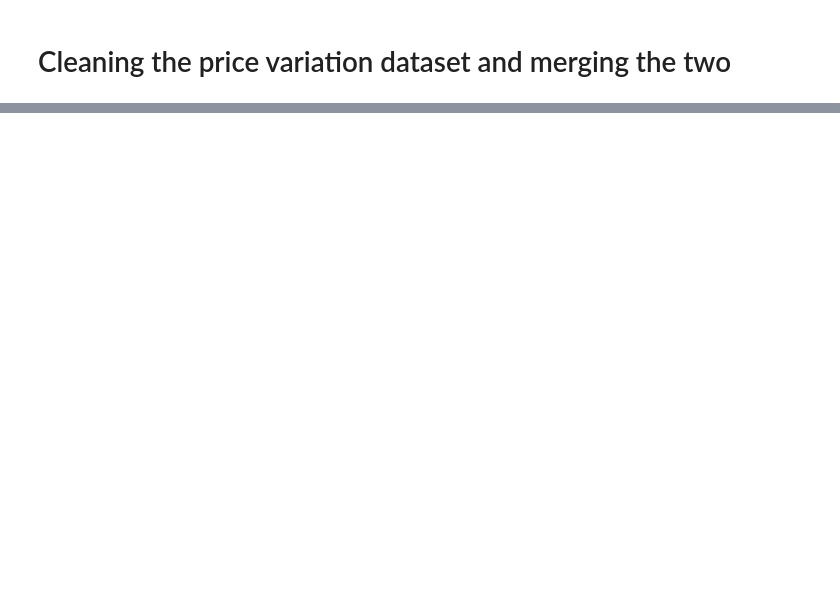
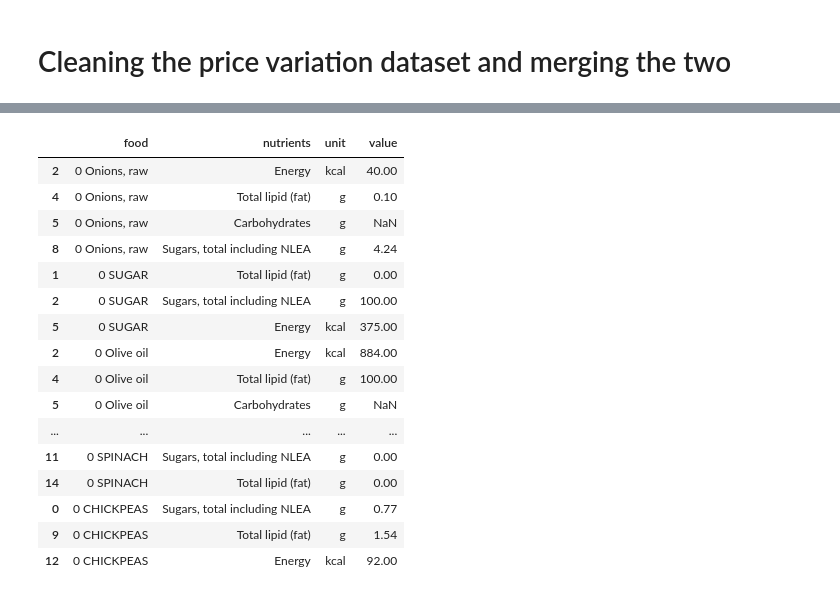
Before and after one commit to Maya-Souza/Project_2_APIs, a Jupyter notebook: Project 2 - Enriching a database.ipynb, the cells around one changed output, grey strips where cells are left out. Saved outputs shown, nothing was run; the diff lists cells and outputs as text; code cells hidden in the pictures; blank space fills up the shorter version.

```diff
--- a/Project 2 - Enriching a database.ipynb
+++ b/Project 2 - Enriching a database.ipynb
@@ -205,0 +308,23 @@ products_wage_filtered.sort_values(by = ['product', 'year'])
+# %%
+def api_codes(df):
+
+    food_codes = []
+    url = "https://food-nutrition-information.p.rapidapi.com/foods/search"
+
+    for i in df['product']:
+
+        querystring = {"query": i, "pageSize":"1","pageNumber":"1"}
+
+        headers = {
+            "X-RapidAPI-Key": "f5bc8265eemshffa75f77ba1b130p15dd15jsnf1b9068994ab",
+            "X-RapidAPI-Host": "food-nutrition-information.p.rapidapi.com"
+        }
+
+        response = requests.request("GET", url, headers=headers, params=querystring)
+        food = response.json()
+
+        codes = json_normalize(food)
+
+        food_codes.append(codes['foods'][0][0]['fdcId'])
+
+    return food_codes
@@ -205,0 +417,20 @@ products_wage_filtered.sort_values(by = ['product', 'year'])
+# %%
+info_bottom10
+# %% [output]
+|  | food | nutrients | unit | value |
+| 2 | 0 Onions, raw | Energy | kcal | 40.00 |
+| 4 | 0 Onions, raw | Total lipid (fat) | g | 0.10 |
+| 5 | 0 Onions, raw | Carbohydrates | g | NaN |
+| 8 | 0 Onions, raw | Sugars, total including NLEA | g | 4.24 |
+| 1 | 0 SUGAR | Total lipid (fat) | g | 0.00 |
+| 2 | 0 SUGAR | Sugars, total including NLEA | g | 100.00 |
+| 5 | 0 SUGAR | Energy | kcal | 375.00 |
+| 2 | 0 Olive oil | Energy | kcal | 884.00 |
+| 4 | 0 Olive oil | Total lipid (fat) | g | 100.00 |
+| 5 | 0 Olive oil | Carbohydrates | g | NaN |
+| ... | ... | ... | ... | ... |
+| 11 | 0 SPINACH | Sugars, total including NLEA | g | 0.00 |
+| 14 | 0 SPINACH | Total lipid (fat) | g | 0.00 |
+| 0 | 0 CHICKPEAS | Sugars, total including NLEA | g | 0.77 |
+| 9 | 0 CHICKPEAS | Total lipid (fat) | g | 1.54 |
+| 12 | 0 CHICKPEAS | Energy | kcal | 92.00 |
```
Also changed, not shown: parts of 28 cells of this notebook, 1 other file.
